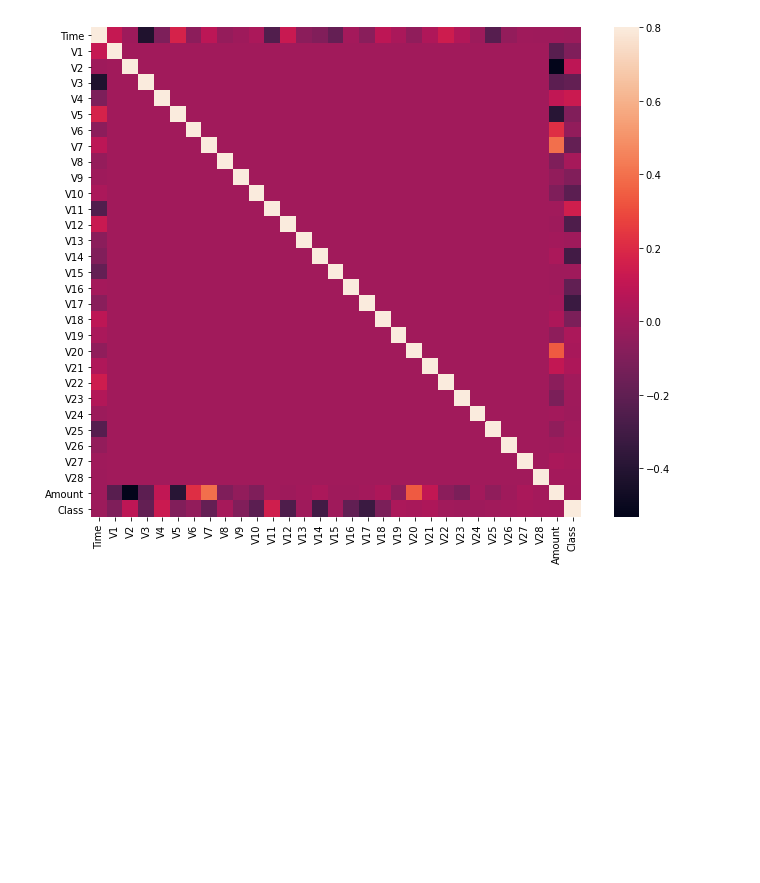
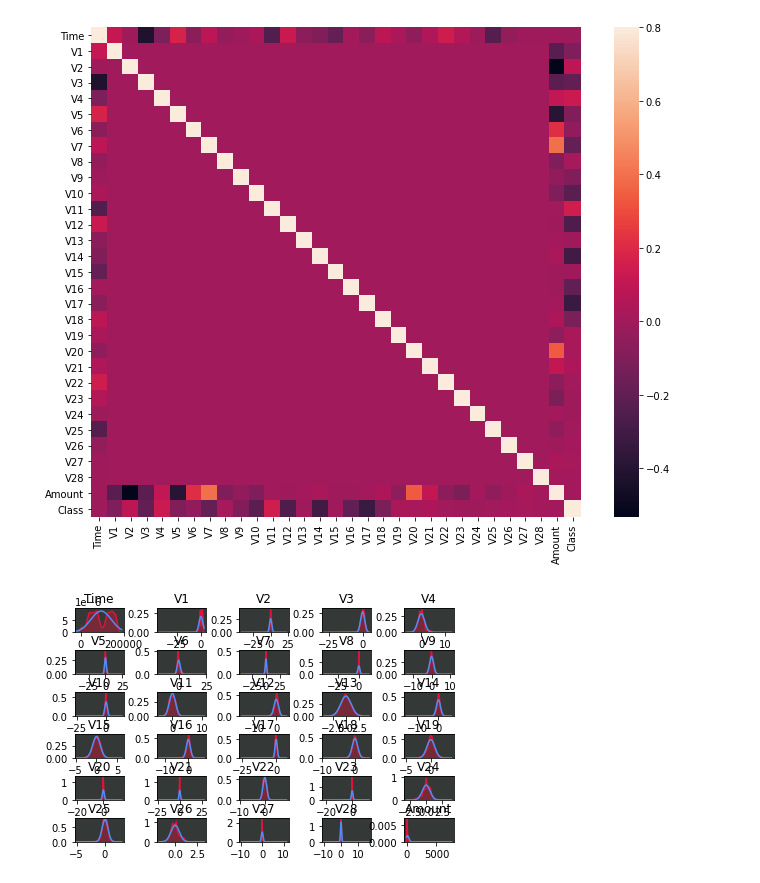
Before and after one commit to Suhas-Venkatesan/CreditCardFraud, a Jupyter notebook: Visualization.ipynb, the cells around one changed output. Saved outputs shown, nothing was run; the diff lists cells and outputs as text; code cells hidden in the pictures; blank space fills up the shorter version.

```diff
--- a/Visualization.ipynb
+++ b/Visualization.ipynb
@@ -45,9 +13,39 @@ plt.show()
 # %% [output]
 [figure]
 # %%
+# A heatmap showing how each feature correlates with each other feature.
+data = pd.read_csv('creditcard.csv')
 corrmat = data.corr()
 fig = plt.figure(figsize = (12,9))
 sns.heatmap(corrmat, vmax = .8, square = True)
 # %% [output]
 <matplotlib.axes._subplots.AxesSubplot at 0x...>
 [figure]
+# %%
+import matplotlib.pyplot as plt
+from scipy.stats import norm
+import seaborn as sns
+
+"""
+Now, I will attempt to plot the distribution of each feature of the dataset. However, the calculation here
+is complicated so I will use only 1/10 of the data for roughly the same distribution for each feature
+
+"""
+data = pd.read_csv('creditcard.csv')
+data = data.sample(frac=0.1)
+fig, axs = plt.subplots(6, 5, squeeze=False)
+for i, ax in enumerate(axs.flatten()):
+    ax.set_facecolor('xkcd:charcoal')
+    ax.set_title(data.columns[i])
+    sns.distplot(data.iloc[:, i], ax=ax, fit=norm,
+                 color="#DC143C", fit_kws={"color": "#4e8ef5"})
+    ax.set_xlabel('')
+fig.tight_layout(h_pad=-1.5, w_pad=-1.5)
+plt.show()
+
+"""
+As seen, the only features without a Gaussian (normal) like distribution are Time and Amount, so
+I will need to remove these when running the Gaussian outlier identification algorithm later.
+"""
+# %% [output]
+[figure, added]
```
Also changed, not shown: parts of 1 cell of this notebook, 4 other files.
